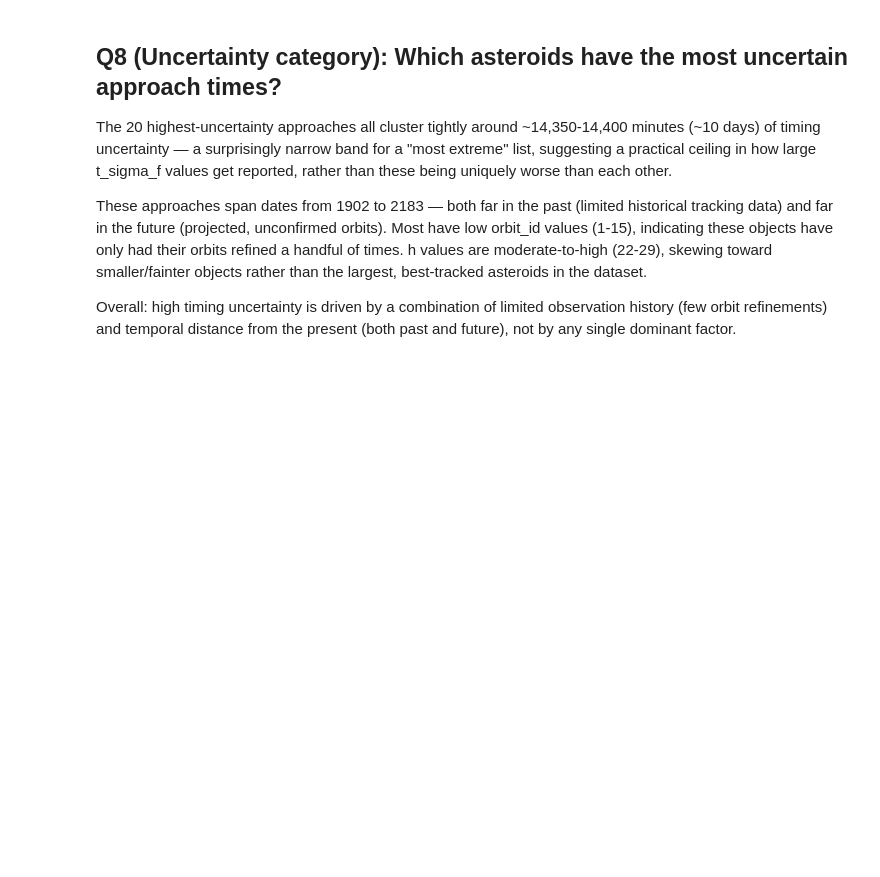
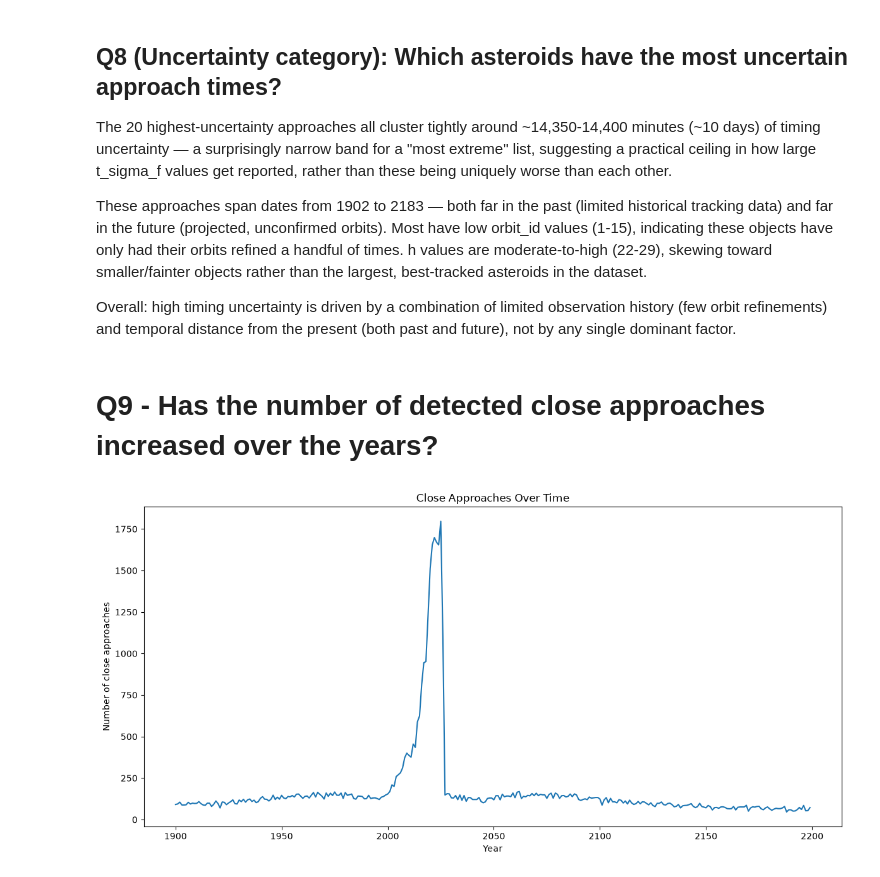
Before and after one commit to lashvv/nasa-neo-analysis, a Jupyter notebook: notebooks/04_eda.ipynb, the cells around one changed output. Drawn from its saved outputs; the diff is of its cells as text; code cells hidden in the pictures; blank space fills up the shorter version.

```diff
--- a/notebooks/04_eda.ipynb
+++ b/notebooks/04_eda.ipynb
@@ -452,3 +452,24 @@ best-tracked asteroids in the dataset.
 Overall: high timing uncertainty is driven by a combination of limited
 observation history (few orbit refinements) and temporal distance from the
 present (both past and future), not by any single dominant factor.
+# %% [markdown]
+# Q9 - Has the number of detected close approaches increased over the years?
+# %%
+df['cd'] = pd.to_datetime(df['cd'])
+# %%
+df['year'] = df['cd'].dt.year
+# %%
+year_and_counts = df['year'].value_counts().sort_index()
+# %%
+plt.figure(figsize=(12,6))
+
+plt.plot(year_and_counts.index, year_and_counts.values)
+
+plt.xlabel('Year')
+plt.ylabel('Number of close approaches')
+plt.title('Close Approaches Over Time')
+
+plt.tight_layout()
+plt.show()
+# %% [output]
+[figure, added]
```
Also changed, not shown: parts of 1 cell of this notebook.
